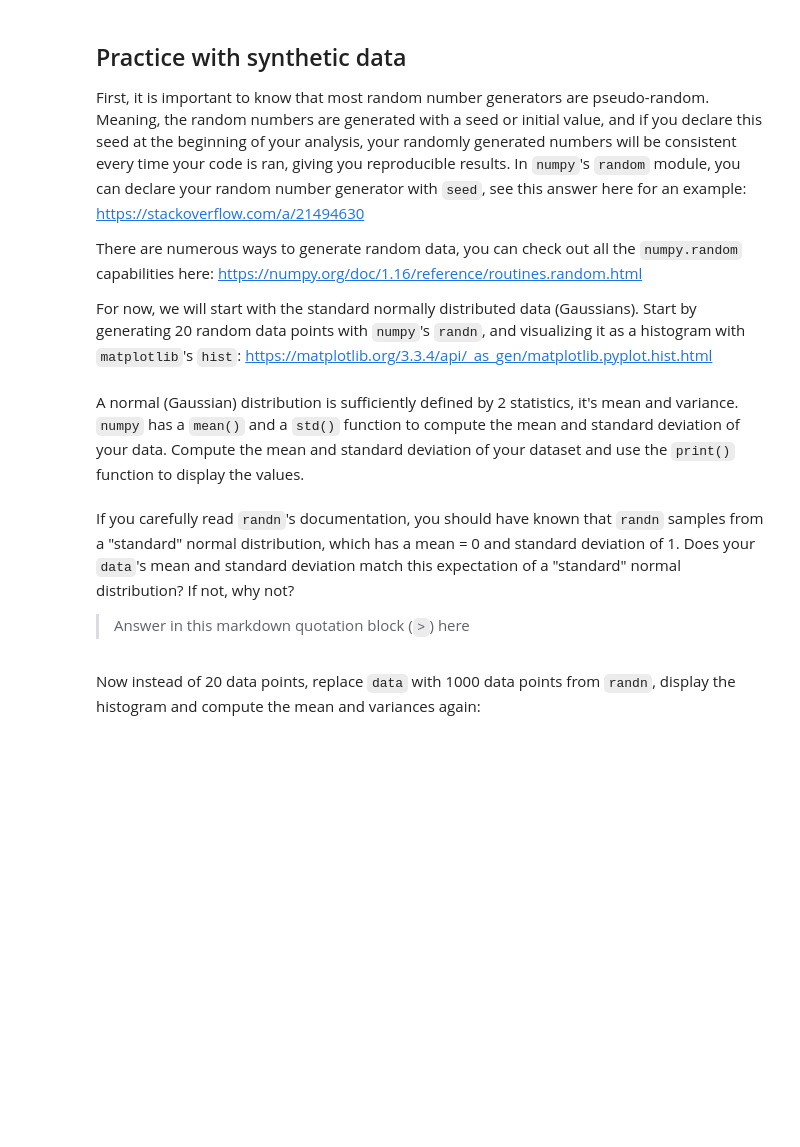
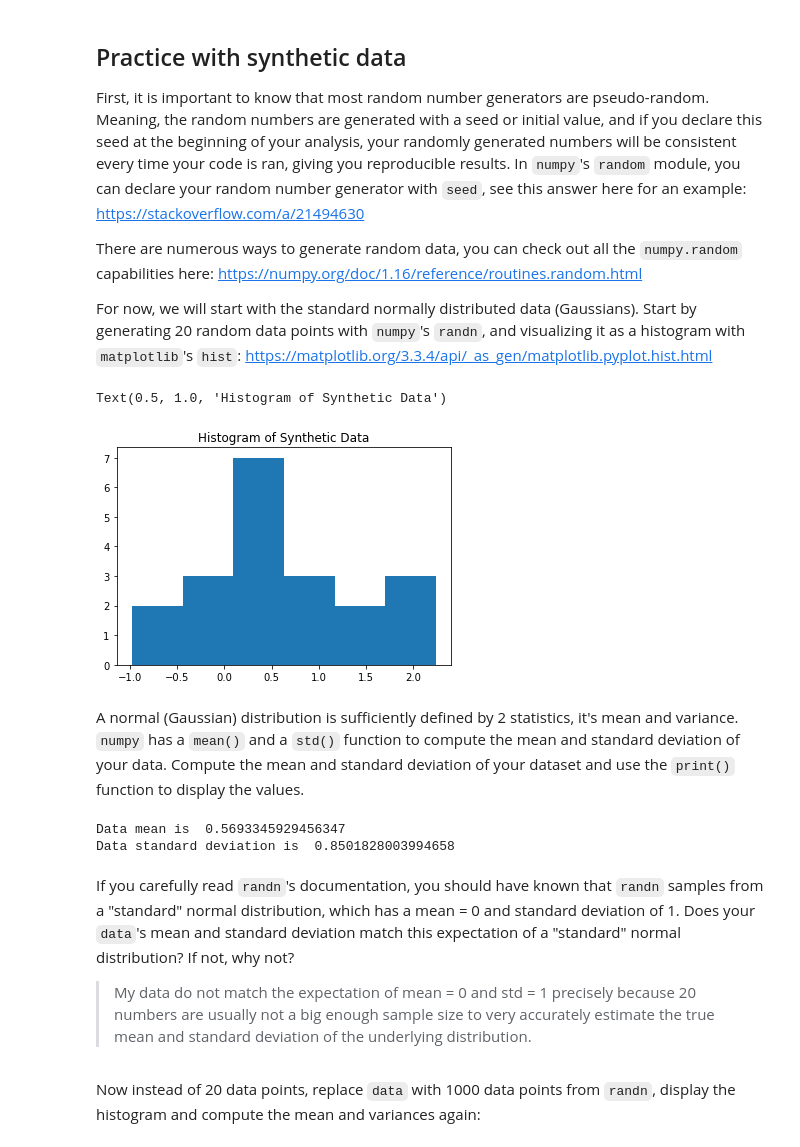
Before and after one commit to vasilisa-iatckova/assignment4, a Jupyter notebook: pvalues.ipynb, the cells around one changed output. Saved outputs shown, nothing was run; the diff lists cells and outputs as text; code cells hidden in the pictures; blank space fills up the shorter version.

```diff
--- a/pvalues.ipynb
+++ b/pvalues.ipynb
@@ -17,30 +17,36 @@ There are numerous ways to generate random data, you can check out all the `nump
 For now, we will start with the standard normally distributed data (Gaussians). Start by generating 20 random data points with `numpy`'s `randn`, and visualizing it as a histogram with `matplotlib`'s `hist`: https://matplotlib.org/3.3.4/api/_as_gen/matplotlib.pyplot.hist.html
 # %%
 # Pick a random number generator initial seed/value:
-
+np.random.seed(0)
 
 # Create a variable that has 20 normally distributed data points. (Use numpy.random.randn)
-data =
+data = np.random.randn(20)
 
 # Visualize the data you just created with `plt.hist()`. You can tell the histogram to display bin sizes to your liking with `plt.hist(data, bins=#)`. Play around with bin sizes until a decent looking histogram appears.
 figure1, axes1 = plt.subplots()     # initialize a figure and axes for drawing
-axes1.hist(data, bins = 5)          # Input your data and bins
+axes1.hist(data, bins = 6)          # Input your data and bins
 axes1.set_title('Histogram of Synthetic Data')
+# %% [output]
+Text(0.5, 1.0, 'Histogram of Synthetic Data')
+[figure, added]
 # %% [markdown]
 A normal (Gaussian) distribution is sufficiently defined by 2 statistics, it's mean and variance. `numpy` has a `mean()` and a `std()` function to compute the mean and standard deviation of your data. Compute the mean and standard deviation of your dataset and use the `print()` function to display the values.
 # %%
 # Compute the mean:
-data_mean =
+data_mean = np.mean(data)
 
 # compute the variance:
-data_std =
+data_std = np.std(data)
 
 print('Data mean is ', data_mean)
 print('Data standard deviation is ', data_std)
+# %% [output]
+Data mean is  0.5693345929456347
+Data standard deviation is  0.8501828003994658
 # %% [markdown]
 If you carefully read `randn`'s documentation, you should have known that `randn` samples from a "standard" normal distribution, which has a mean = 0 and standard deviation of 1. Does your `data`'s mean and standard deviation match this expectation of a "standard" normal distribution? If not, why not?
 
- > Answer in this markdown quotation block (`>`) here
+ > My data do not match the expectation of mean = 0 and std = 1 precisely because 20 numbers are usually not a big enough sample size to very accurately estimate the true mean and standard deviation of the underlying distribution.
 # %% [markdown]
 Now instead of 20 data points, replace `data` with 1000 data points from `randn`, display the histogram and compute the mean and variances again:
 # %%
```
Also changed, not shown: parts of 16 cells of this notebook.
